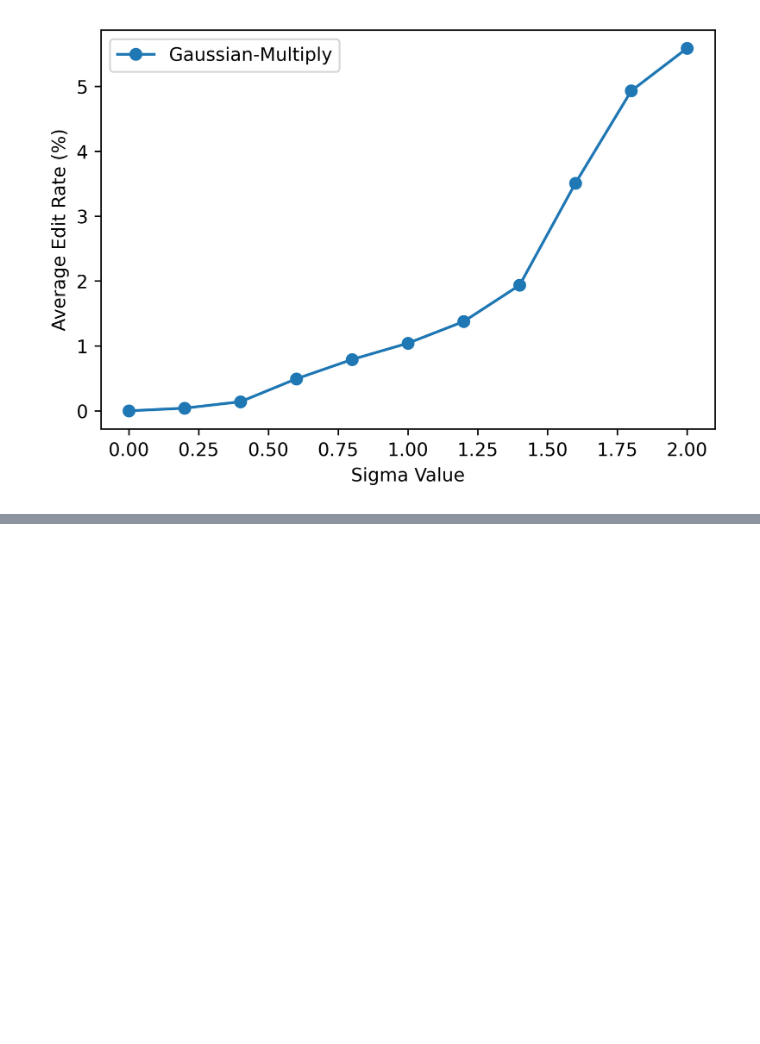
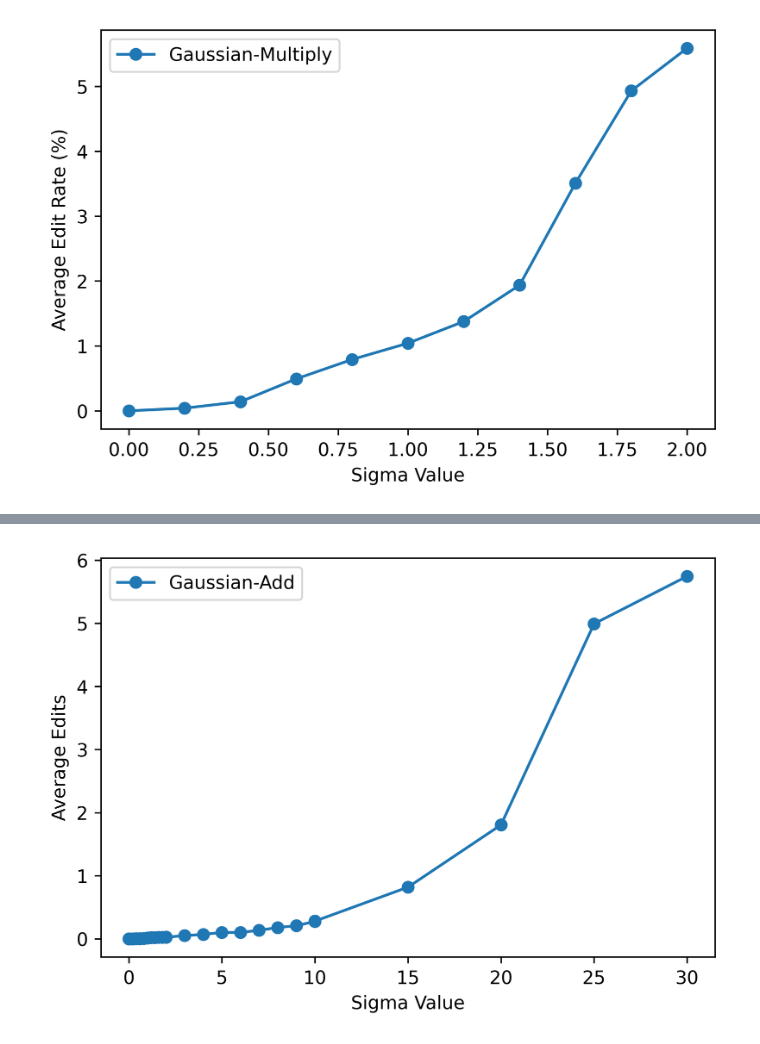
Before and after one commit to YufanWangYuki/NoiseGram, a Jupyter notebook: plot.ipynb, the cells around one changed output, grey strips where cells are left out. Cells and saved outputs as stored; diff of their text form; code cells hidden in the pictures; blank space fills up the shorter version.

```diff
--- a/plot.ipynb
+++ b/plot.ipynb
@@ -158,0 +161,27 @@ plt.show() #图形可视化
+# %%
+mean = []
+weight = []
+avg_count = []
+avg_edit_rate = []
+
+f = open(txt_file)               # 返回一个文件对象
+lines = f.readlines()               # 调用文件的 readline()方法
+for item in lines:
+    value = item.split('/')
+#     print(value)
+    if len(value) > 11:
+#         print(value[11][19:])
+        mean.append(float(value[11][15:18]))
+        weight.append(float(value[11][19:]))
+        sub_value = value[12].split(' ')
+#         print(sub_value)
+        avg_count.append(int(sub_value[1])/1000)
+        avg_edit_rate.append(float(sub_value[2][:-2])/1000)
+# %%
+data = {'mean':mean,
+    'weight':weight,
+       'avg edits':avg_count,
+       'avg edit rate':avg_edit_rate}
+df = pd.DataFrame(data)
+df = df[(df['mean'] < 1) & (df['weight'] < 35)]
+df
@@ -158,0 +206,19 @@ plt.show() #图形可视化
+# %%
+import matplotlib.pyplot as plt
+from matplotlib.pyplot import MultipleLocator
+
+x_major_locator=MultipleLocator(1)
+
+fig, ax = plt.subplots(dpi=600)
+
+ax.plot(df['weight'], df['avg edits'], marker='o',label='Gaussian-Add') # 作y1 = x 图，并标记此线名为linear
+
+ax.set_xlabel('Sigma Value') #设置x轴名称 x label
+ax.set_ylabel('Average Edits') #设置y轴名称 y label
+# ax.set_title('Simple Plot') #设置图名为Simple Plot
+ax.legend() #自动检测要在图例中显示的元素，并且显示
+# plt.xlim((0, 15))
+# ax.xaxis.set_major_locator(x_major_locator)
+plt.show() #图形可视化
+# %% [output]
+[figure, added]
```
Also changed, not shown: parts of 3 cells of this notebook, 2 other files.
